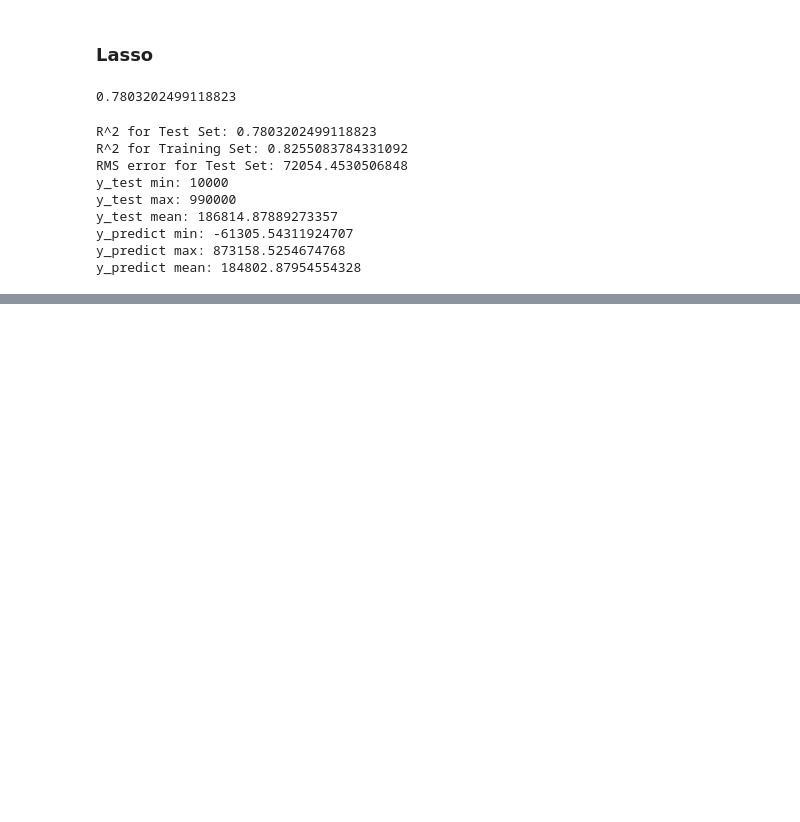
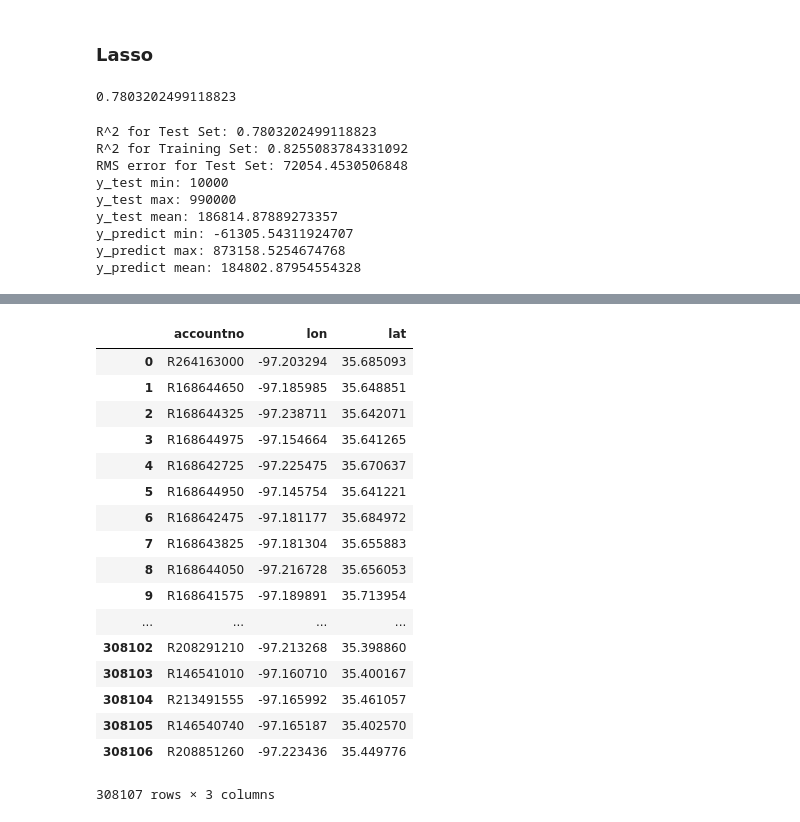
Before and after one commit to ottinger/apartments_analysis, a Jupyter notebook: housing_price_prediction/housing-price-prediction.ipynb, the cells around one changed output, grey strips where cells are left out. Drawn from its saved outputs; the diff is of its cells as text; code cells hidden in the pictures; blank space fills up the shorter version.

```diff
--- a/housing_price_prediction/housing-price-prediction.ipynb
+++ b/housing_price_prediction/housing-price-prediction.ipynb
@@ -711,0 +692,21 @@ RandomForestRegressor also seems to be a good choice. In some cases it may perfo
+# %%
+centroids
+# %% [output]
+|  | accountno | lon | lat |
+| 0 | R264163000 | -97.203294 | 35.685093 |
+| 1 | R168644650 | -97.185985 | 35.648851 |
+| 2 | R168644325 | -97.238711 | 35.642071 |
+| 3 | R168644975 | -97.154664 | 35.641265 |
+| 4 | R168642725 | -97.225475 | 35.670637 |
+| 5 | R168644950 | -97.145754 | 35.641221 |
+| 6 | R168642475 | -97.181177 | 35.684972 |
+| 7 | R168643825 | -97.181304 | 35.655883 |
+| 8 | R168644050 | -97.216728 | 35.656053 |
+| 9 | R168641575 | -97.189891 | 35.713954 |
+| ... | ... | ... | ... |
+| 308102 | R208291210 | -97.213268 | 35.398860 |
+| 308103 | R146541010 | -97.160710 | 35.400167 |
+| 308104 | R213491555 | -97.165992 | 35.461057 |
+| 308105 | R146540740 | -97.165187 | 35.402570 |
+| 308106 | R208851260 | -97.223436 | 35.449776 |
+308107 rows × 3 columns
```
Also changed, not shown: parts of 44 cells of this notebook, 1 other file.
